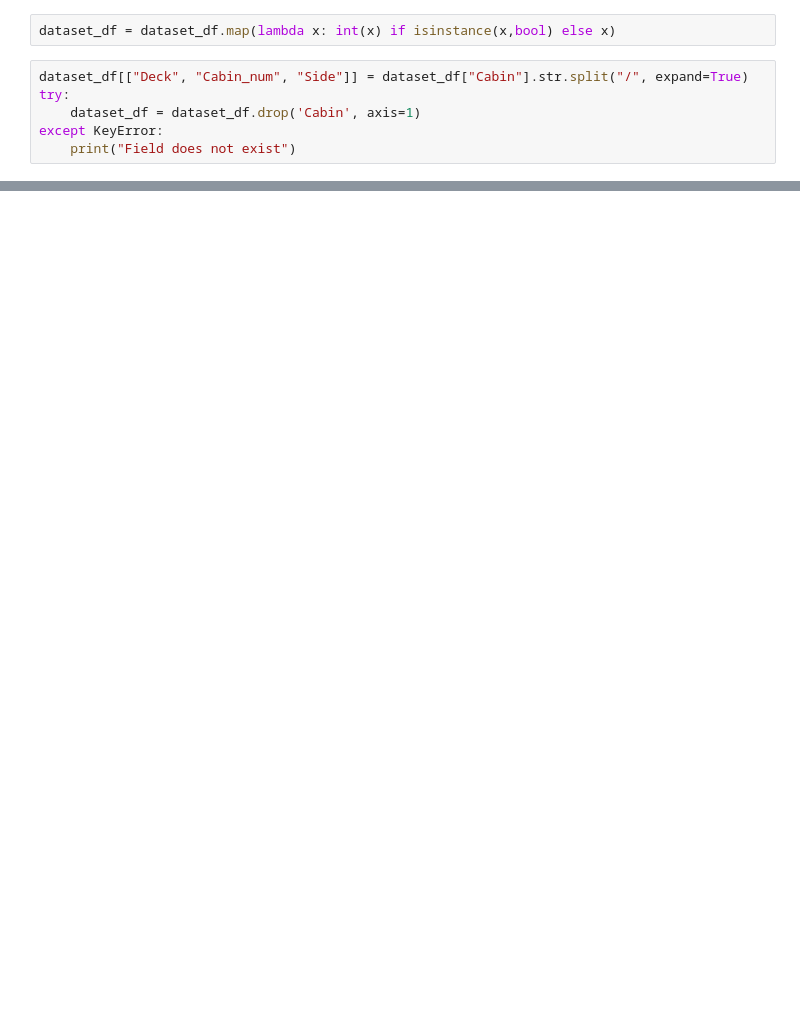
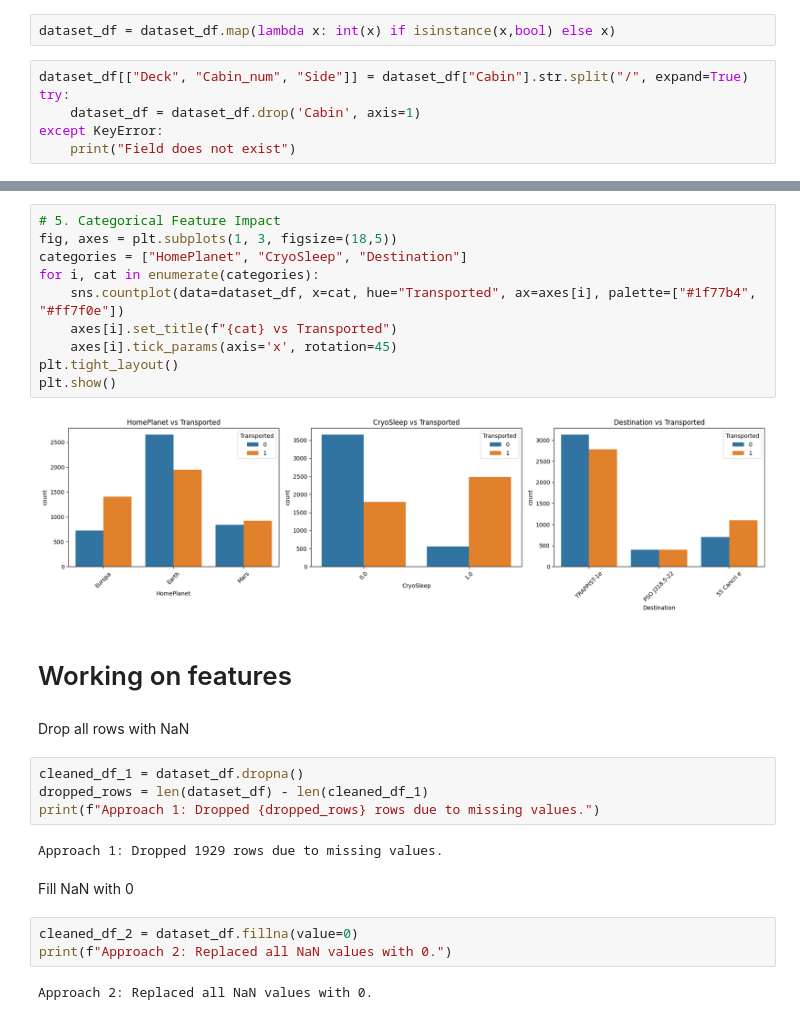
Before and after one commit to N3xou/KaggleNotebooks, a Jupyter notebook: spacetitanic.ipynb, the cells around one changed output, grey strips where cells are left out. Drawn from its saved outputs; the diff is of its cells as text; blank space fills up the shorter version.

```diff
--- a/spacetitanic.ipynb
+++ b/spacetitanic.ipynb
@@ -176,0 +196,29 @@ valid_ds = tfdf.keras.pd_dataframe_to_tf_dataset(valid_ds_pd, label="Transported
+# %%
+# 5. Categorical Feature Impact
+fig, axes = plt.subplots(1, 3, figsize=(18,5))
+categories = ["HomePlanet", "CryoSleep", "Destination"]
+for i, cat in enumerate(categories):
+    sns.countplot(data=dataset_df, x=cat, hue="Transported", ax=axes[i], palette=["#1f77b4", "#ff7f0e"])
+    axes[i].set_title(f"{cat} vs Transported")
+    axes[i].tick_params(axis='x', rotation=45)
+plt.tight_layout()
+plt.show()
+# %% [output]
+[figure, added]
+# %% [markdown]
+# Working on features
+# %% [markdown]
+Drop all rows with NaN
+# %%
+cleaned_df_1 = dataset_df.dropna()
+dropped_rows = len(dataset_df) - len(cleaned_df_1)
+print(f"Approach 1: Dropped {dropped_rows} rows due to missing values.")
+# %% [output]
+Approach 1: Dropped 1929 rows due to missing values.
+# %% [markdown]
+Fill NaN with 0
+# %%
+cleaned_df_2 = dataset_df.fillna(value=0)
+print(f"Approach 2: Replaced all NaN values with 0.")
+# %% [output]
+Approach 2: Replaced all NaN values with 0.
```
Also changed, not shown: parts of 31 cells of this notebook.
